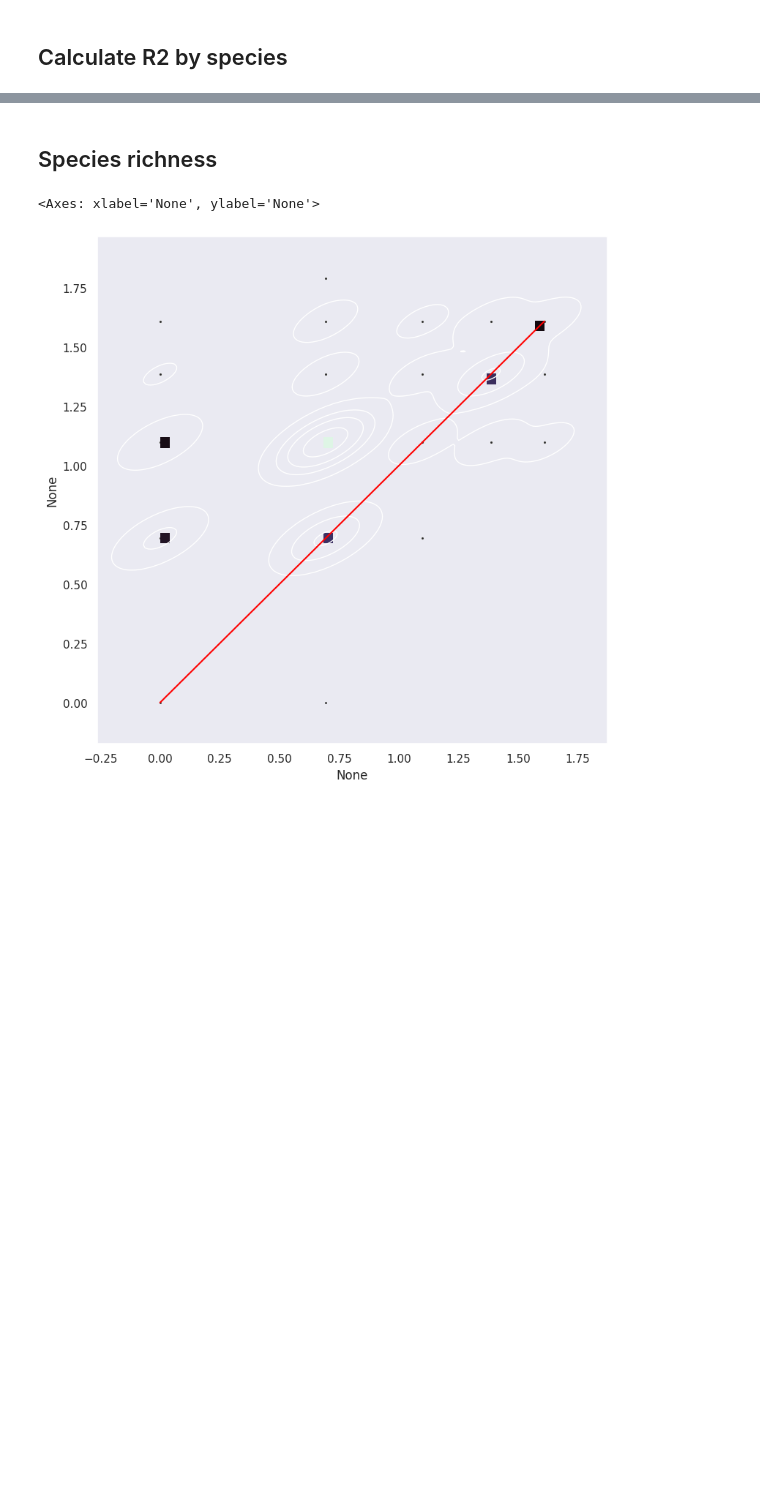
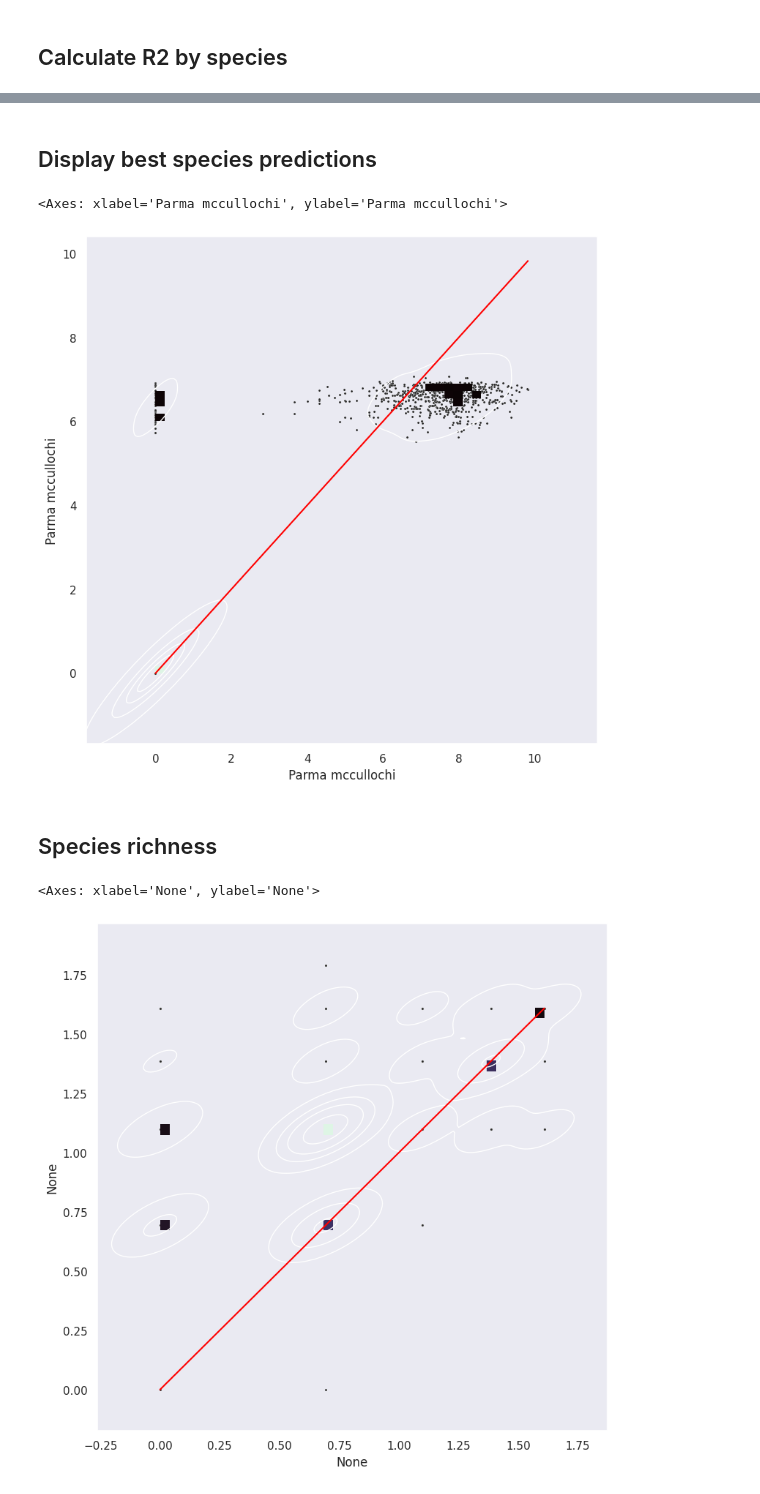
Before and after one commit to morand-g/malpolon-marbec, a Jupyter notebook: examples/RLS/RLS - abundance outputs.ipynb, the cells around one changed output, grey strips where cells are left out. Saved outputs shown, nothing was run; the diff lists cells and outputs as text; code cells hidden in the pictures; blank space fills up the shorter version.

```diff
--- a/examples/RLS/RLS - abundance outputs.ipynb
+++ b/examples/RLS/RLS - abundance outputs.ipynb
@@ -69,4 +72,20 @@ fig = px.scatter(common, x="occurrences", y="r2", hover_data = "species")
 fig.show()
+# %% [markdown]
+## Display best species predictions
+# %%
+s = 'Parma mccullochi'
+
+x, y = np.log(1+targets[s]), np.log(1+predictions[s])
+
+# Draw a combo histogram and scatterplot with density contours
+f, ax = plt.subplots(figsize=(9, 9))
+sns.scatterplot(x=x, y=y, s=5, color=".15")
+sns.histplot(x=x, y=y, bins=40, pthresh=.1, cmap="mako")
+sns.kdeplot(x=x, y=y, levels=5, color="w", linewidths=1)
+sns.lineplot(x=[min(x), max(x)], y=[min(x), max(x)],color='red')
+# %% [output]
+<Axes: xlabel='Parma mccullochi', ylabel='Parma mccullochi'>
+[figure, added]
 # %% [markdown]
 ## Species richness
 # %%
```
Also changed, not shown: parts of 3 cells of this notebook, 1 other file.
